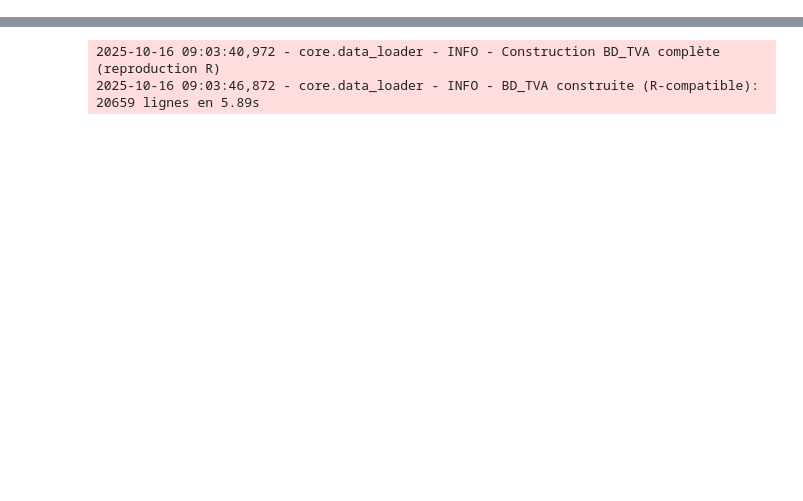
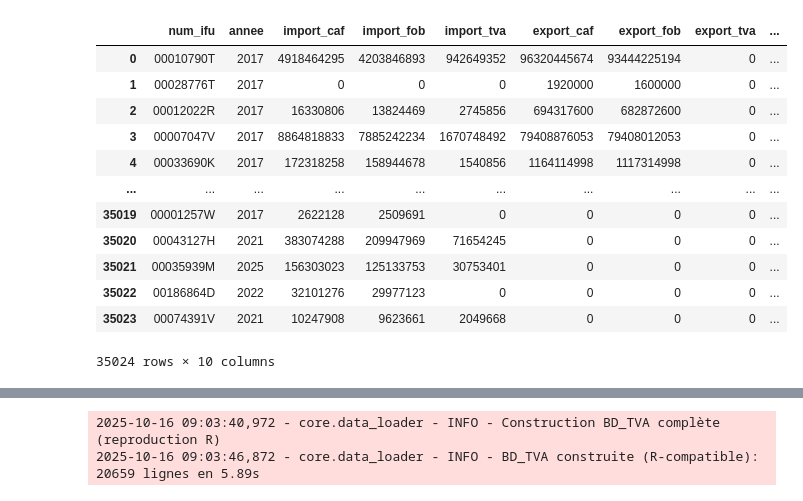
Before and after one commit to adamsoro0321/anarisk_backend, a Jupyter notebook: src/data_loader.ipynb, the cells around one changed output, grey strips where cells are left out. Saved outputs shown, nothing was run; the diff lists cells and outputs as text; code cells hidden in the pictures; blank space fills up the shorter version.

```diff
--- a/src/data_loader.ipynb
+++ b/src/data_loader.ipynb
@@ -54,0 +102,17 @@ contr
+# %%
+dgd = pd.read_csv("../data/dgd_complete.csv")
+dgd
+# %% [output]
+|  | num_ifu | annee | import_caf | import_fob | import_tva | export_caf | export_fob | export_tva | ... |
+| 0 | 00010790T | 2017 | 4918464295 | 4203846893 | 942649352 | 96320445674 | 93444225194 | 0 | ... |
+| 1 | 00028776T | 2017 | 0 | 0 | 0 | 1920000 | 1600000 | 0 | ... |
+| 2 | 00012022R | 2017 | 16330806 | 13824469 | 2745856 | 694317600 | 682872600 | 0 | ... |
+| 3 | 00007047V | 2017 | 8864818833 | 7885242234 | 1670748492 | 79408876053 | 79408012053 | 0 | ... |
+| 4 | 00033690K | 2017 | 172318258 | 158944678 | 1540856 | 1164114998 | 1117314998 | 0 | ... |
+| ... | ... | ... | ... | ... | ... | ... | ... | ... | ... |
+| 35019 | 00001257W | 2017 | 2622128 | 2509691 | 0 | 0 | 0 | 0 | ... |
+| 35020 | 00043127H | 2021 | 383074288 | 209947969 | 71654245 | 0 | 0 | 0 | ... |
+| 35021 | 00035939M | 2025 | 156303023 | 125133753 | 30753401 | 0 | 0 | 0 | ... |
+| 35022 | 00186864D | 2022 | 32101276 | 29977123 | 0 | 0 | 0 | 0 | ... |
+| 35023 | 00074391V | 2021 | 10247908 | 9623661 | 2049668 | 0 | 0 | 0 | ... |
+35024 rows × 10 columns
```
Also changed, not shown: parts of 29 cells of this notebook, 2 other files.
